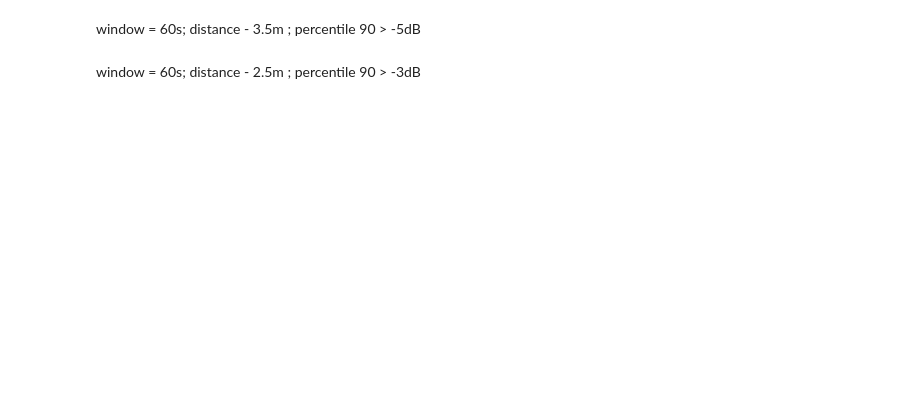
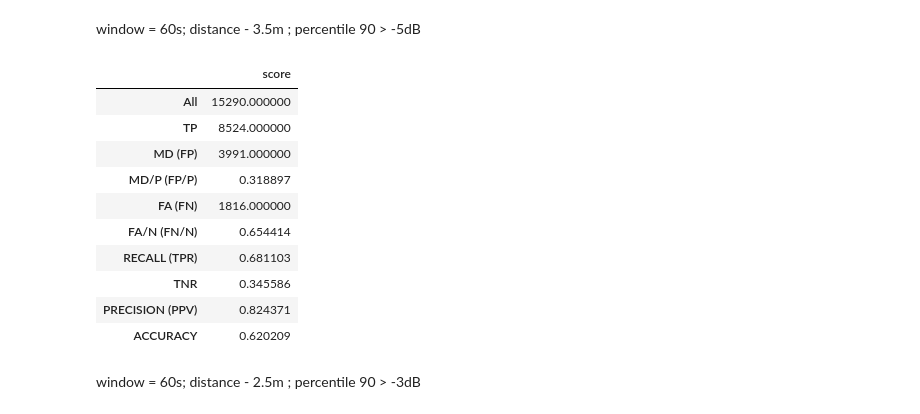
Before and after one commit to CylocTeam/BluetoothGeoClustering, a Jupyter notebook: BluetoothGeoClustering_python/DataAnalysis.ipynb, the cells around one changed output. Cells and saved outputs as stored; diff of their text form; code cells hidden in the pictures; blank space fills up the shorter version.

```diff
--- a/BluetoothGeoClustering_python/DataAnalysis.ipynb
+++ b/BluetoothGeoClustering_python/DataAnalysis.ipynb
@@ -152,7 +200,20 @@ score_obj = ScoreClass(all_tag_measurements, 60, 'mean', 3, -8)
 # %% [markdown]
 window = 60s; distance - 3.5m ; percentile 90 > -5dB
 # %%
-score_obj = ScoreClass(all_tag_measurements, 60, 'percentile', 3.5, -5, percent = 90)
+score_obj = ScoreClass(plot_tag_data, 60, 'percentile', 3.5, -5, percent = 90)
+score_obj.get_all_scores()
+# %% [output]
+|  | score |
+| All | 15290.000000 |
+| TP | 8524.000000 |
+| MD (FP) | 3991.000000 |
+| MD/P (FP/P) | 0.318897 |
+| FA (FN) | 1816.000000 |
+| FA/N (FN/N) | 0.654414 |
+| RECALL (TPR) | 0.681103 |
+| TNR | 0.345586 |
+| PRECISION (PPV) | 0.824371 |
+| ACCURACY | 0.620209 |
 # %% [markdown]
 window = 60s; distance - 2.5m ; percentile 90 > -3dB
 # %%
```
Also changed, not shown: parts of 19 cells of this notebook.
